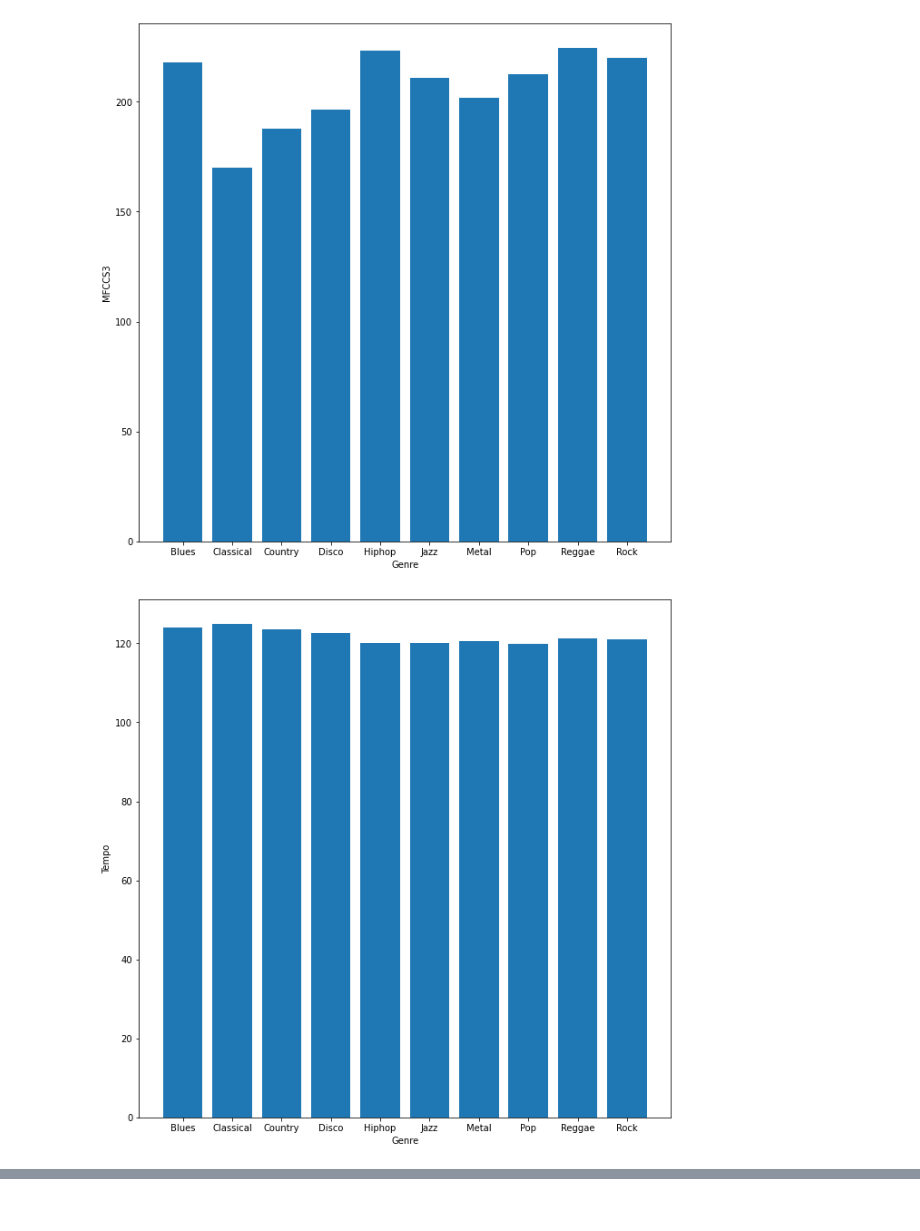
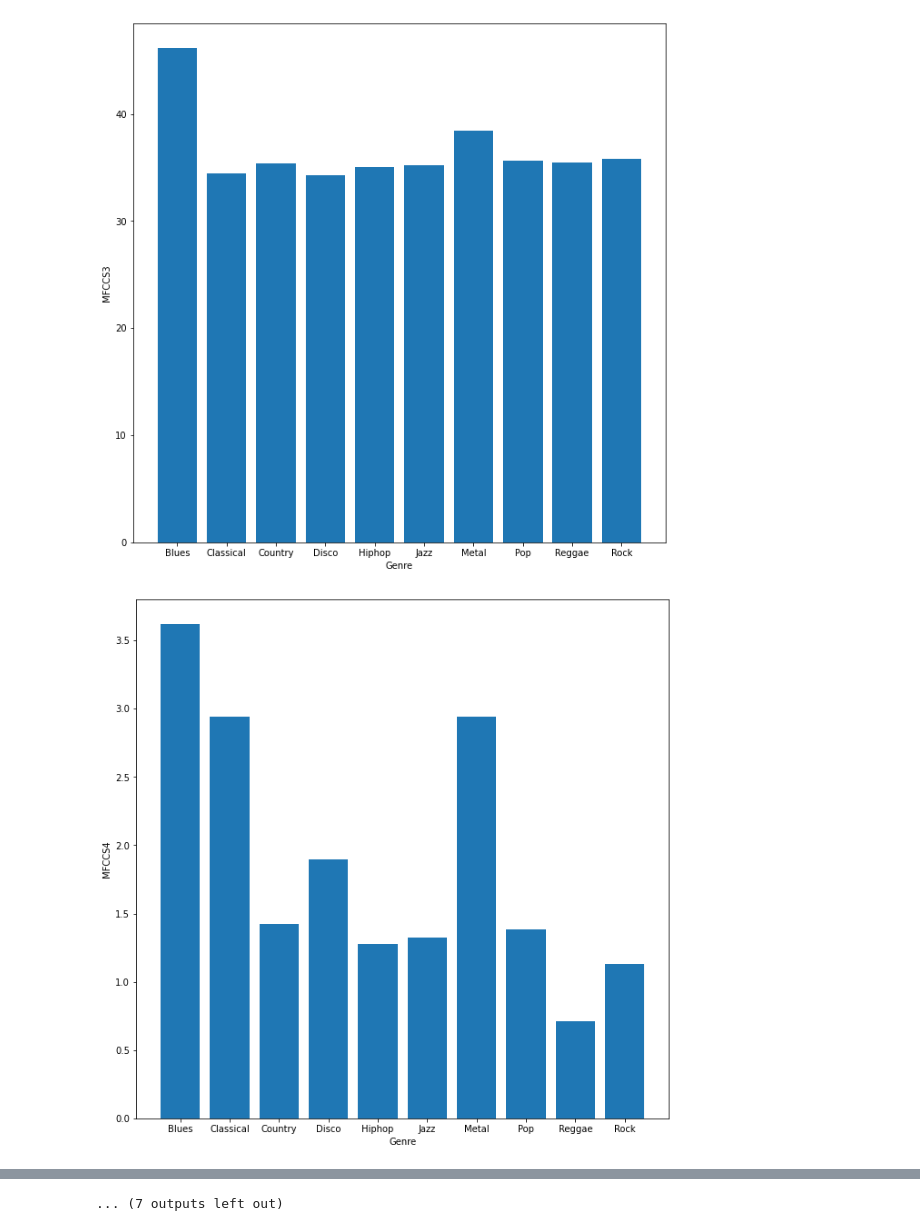
Before and after one commit to acarrill/TFGNotebooks, a Jupyter notebook: DataVisualization.ipynb, the cells around one changed output, grey strips where cells are left out. Saved outputs shown, nothing was run; the diff lists cells and outputs as text; code cells hidden in the pictures.

```diff
--- a/DataVisualization.ipynb
+++ b/DataVisualization.ipynb
@@ -12,15 +12,13 @@ import gc
 
 # features = pd.read_csv('Datasets/2000Spoti.csv', encoding='latin-1', thousands=',')
 
-# features = pd.read_csv('MI_PRIMER_DATAFRAME.csv', encoding='latin-1', thousands=',')
+# features = pd.read_csv('Dataframes/MI_PRIMER_DATAFRAME.csv', encoding='latin-1', thousands=',')
 
-# features = pd.read_csv('19_MFCCS_DATAFRAME.csv', encoding='latin-1', thousands=',')
+features = pd.read_csv('Dataframes/oldDataframes/19_MFCCS_DATAFRAME.csv', encoding='latin-1', thousands=',')
 
-# features = pd.read_csv('VISUALIZATION_TASKS_DATAFRAME.csv', encoding='latin-1', thousands=',')
+# features = pd.read_csv('Dataframes/visualization_features_var.csv', encoding='latin-1', thousands=',')
 
-# features = pd.read_csv('visualization_features_var.csv', encoding='latin-1', thousands=',')
-
-# features = pd.read_csv('var_mean_dict.csv', encoding='latin-1', thousands=',')
+# features = pd.read_csv('Dataframes/var_mean_dict.csv', encoding='latin-1', thousands=',')
 
 print(features.head(5))
 
@@ -91,8 +89,8 @@ def float_cell_list_to_float_cell_mean (numpy_array_list):
 
 def featureMeanBarPlotMaker (features, label_tag, feature_tag, number_features_by_label):
     """
-    Method that draw a barPlot of the mean of the given feature against the given label of a given pandas dataframe
-    this method is only usefull if the number of feature by label is constant
+    Method that draw a barPlot of the mean of the given feature against the given label of a given pandas dataframe.
+    This method is only usefull if the number of feature by label is constant
 
     features: pandas dataframe
     label_tag: string identifying label
@@ -104,7 +102,32 @@ def featureMeanBarPlotMaker (features, label_tag, feature_tag, number_features_b
     unique_labels = np.unique(features[label_tag])
     for i in range(1, len(unique_labels)+1):
 #         features_mean = features[feature_tag][:i*number_features_by_label].mean()
-        features_mean = features[feature_tag][:i*number_features_by_label].mean()
+        features_mean = abs(features[feature_tag][:i*number_features_by_label].mean())
+        features_means.append(features_mean)
+
+    plt.bar(unique_labels, features_means)
+    plt.xlabel(label_tag)
+    plt.ylabel(feature_tag)
+    fig = plt.gcf()
+    fig.set_size_inches(10.5, 10.5)
+    plt.show()
+
+def featureVarBarPlotMaker (features, label_tag, feature_tag, number_features_by_label):
+    """
+    Method that draw a barPlot of the var of the given feature against the given label of a given pandas dataframe.
+    This method is only usefull if the number of feature by label is constant
+
+    features: pandas dataframe
+    label_tag: string identifying label
+    feature_tag: string identifying feature
+    number_features_by_label: number of features for label
+    """
+
+    features_means = []
+    unique_labels = np.unique(features[label_tag])
+    for i in range(1, len(unique_labels)+1):
+#         features_mean = features[feature_tag][:i*number_features_by_label].mean()
+        features_mean = abs(features[feature_tag][:i*number_features_by_label].var())
         features_means.append(features_mean)
 
     plt.bar(unique_labels, features_means)
@@ -126,7 +149,36 @@ featureMeanBarPlotMaker(features, label, 'Chromagram', number_features_label)
 featureMeanBarPlotMaker(features, label, 'MFCCS1', number_features_label)
 featureMeanBarPlotMaker(features, label, 'MFCCS2', number_features_label)
 featureMeanBarPlotMaker(features, label, 'MFCCS3', number_features_label)
+featureMeanBarPlotMaker(features, label, 'MFCCS4', number_features_label)
+featureMeanBarPlotMaker(features, label, 'MFCCS5', number_features_label)
+featureMeanBarPlotMaker(features, label, 'MFCCS6', number_features_label)
+featureMeanBarPlotMaker(features, label, 'MFCCS7', number_features_label)
+featureMeanBarPlotMaker(features, label, 'MFCCS8', number_features_label)
+featureMeanBarPlotMaker(features, label, 'MFCCS9', number_features_label)
+featureMeanBarPlotMaker(features, label, 'MFCCS10', number_features_label)
+featureMeanBarPlotMaker(features, label, 'MFCCS11', number_features_label)
+featureMeanBarPlotMaker(features, label, 'MFCCS12', number_features_label)
 featureMeanBarPlotMaker(features, label, 'Tempo', number_features_label)
+
+
+
+# featureVarBarPlotMaker(features, label, 'Energy', number_features_label)
+# featureVarBarPlotMaker(features, label, 'RMSE', number_features_label)
+# featureVarBarPlotMaker(features, label, 'ZCR', number_features_label)
+# featureVarBarPlotMaker(features, label, 'Spectral_Contrast', number_features_label)
+# featureVarBarPlotMaker(features, label, 'Chromagram', number_features_label)
+# featureVarBarPlotMaker(features, label, 'MFCCS1', number_features_label)
+# featureVarBarPlotMaker(features, label, 'MFCCS2', number_features_label)
+# featureVarBarPlotMaker(features, label, 'MFCCS3', number_features_label)
+# featureVarBarPlotMaker(features, label, 'MFCCS4', number_features_label)
+# featureVarBarPlotMaker(features, label, 'MFCCS5', number_features_label)
+# featureVarBarPlotMaker(features, label, 'MFCCS6', number_features_label)
+# featureVarBarPlotMaker(features, label, 'MFCCS7', number_features_label)
+# featureVarBarPlotMaker(features, label, 'MFCCS8', number_features_label)
+# featureVarBarPlotMaker(features, label, 'MFCCS9', number_features_label)
+# featureVarBarPlotMaker(features, label, 'MFCCS10', number_features_label)
+# featureVarBarPlotMaker(features, label, 'MFCCS11', number_features_label)
+# featureVarBarPlotMaker(features, label, 'MFCCS12', number_features_label)
 # %% [output]
 ['Blues' 'Classical' 'Country' 'Disco' 'Hiphop' 'Jazz' 'Metal' 'Pop'
  'Reggae' 'Rock']
@@ -140,2 +192,2 @@ featureMeanBarPlotMaker(features, label, 'Tempo', number_features_label)
-[figure, old version]
+[figure, new version]
-[figure, old version]
+[figure, new version]
@@ -142,3 +196,4 @@ featureMeanBarPlotMaker(features, label, 'Tempo', number_features_label)
+... (7 outputs left out)
 # %%
 def replace_char(array_list, old_str, new_str):
     row_processed = []
```
Also changed, not shown: parts of 3 cells of this notebook, 2 other files.
